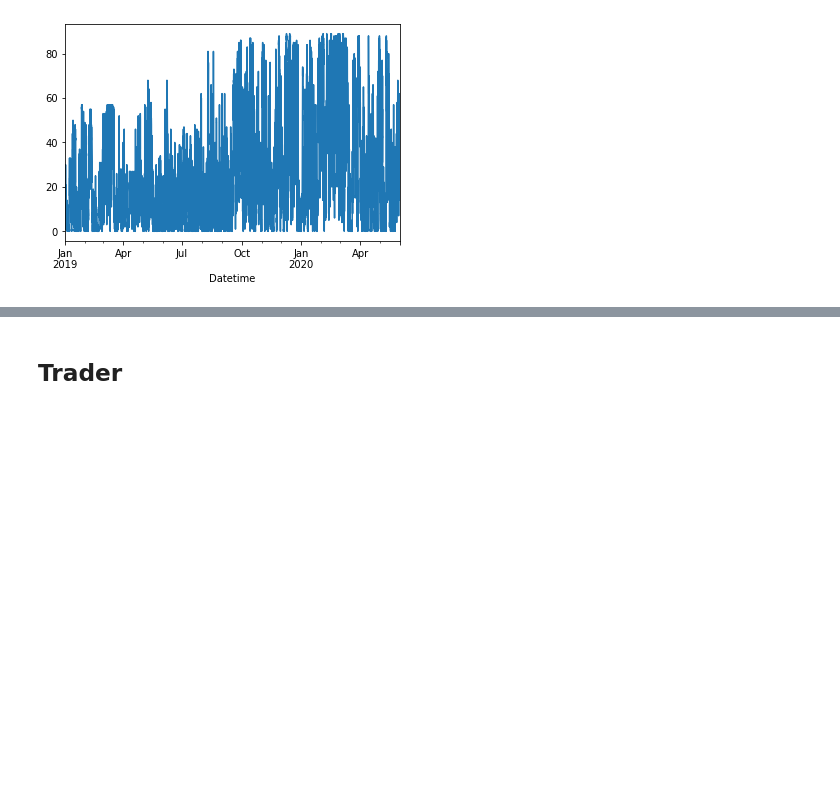
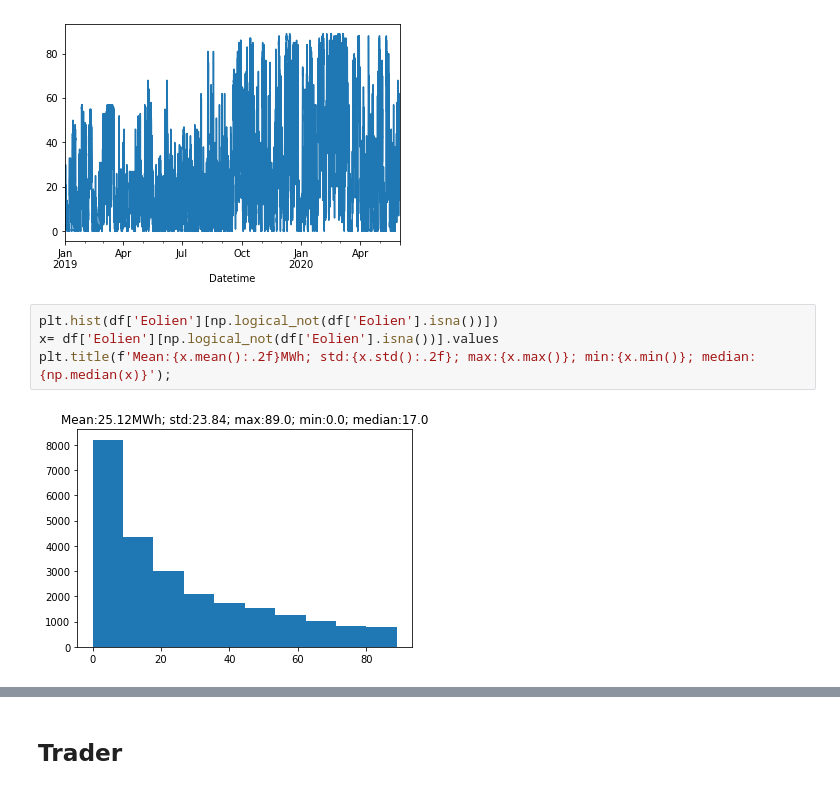
Before and after one commit to mshagirov/datathon2020, a Jupyter notebook: P003/Introduction.ipynb, the cells around one changed output, grey strips where cells are left out. Saved outputs shown, nothing was run; the diff lists cells and outputs as text; blank space fills up the shorter version.

```diff
--- a/P003/Introduction.ipynb
+++ b/P003/Introduction.ipynb
@@ -205,3 +187,9 @@ Name: Eolien, dtype: float64
 df['Eolien'][np.logical_not(df['Eolien'].isna())].plot();
 # %% [output]
 [figure]
+# %%
+plt.hist(df['Eolien'][np.logical_not(df['Eolien'].isna())])
+x= df['Eolien'][np.logical_not(df['Eolien'].isna())].values
+plt.title(f'Mean:{x.mean():.2f}MWh; std:{x.std():.2f}; max:{x.max()}; min:{x.min()}; median:{np.median(x)}');
+# %% [output]
+[figure, added]
```
Also changed, not shown: parts of 26 cells of this notebook, 32 other files.
